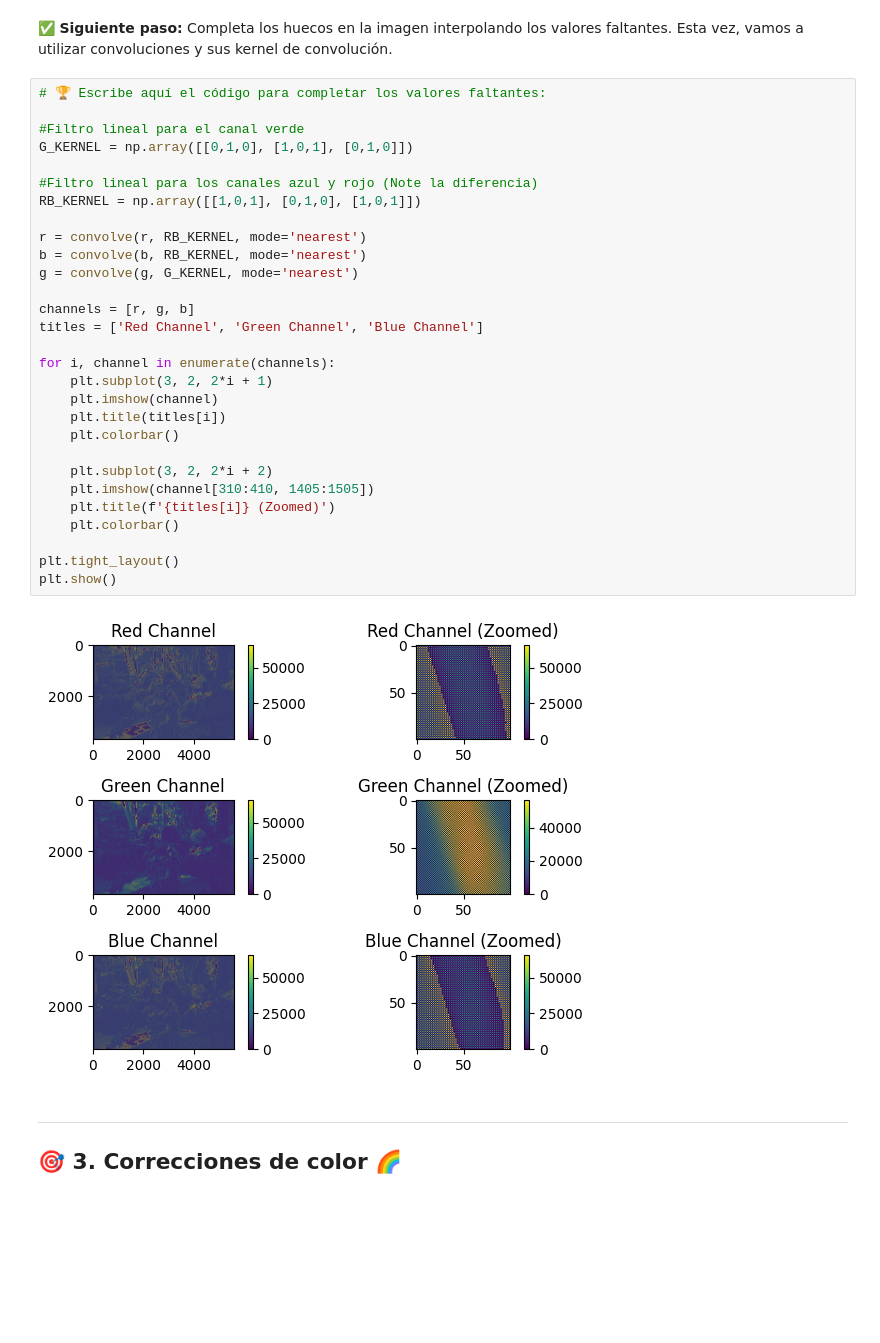
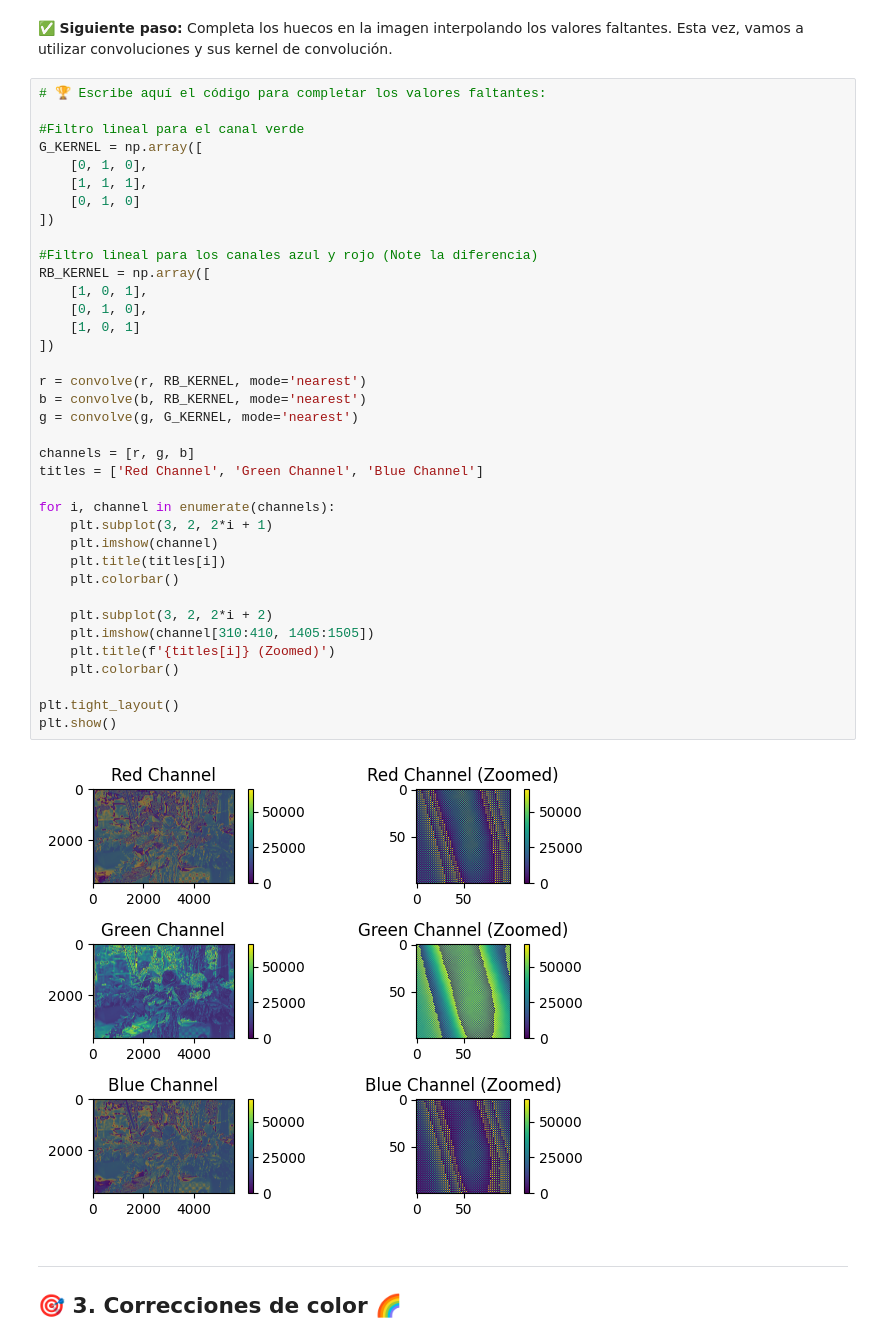
Before and after one commit to LOZANO29/Hands-on-Computer-Vision, a Jupyter notebook: sesiones/sesion2/Sesion2_1_Demosaicking.ipynb, the cells around one changed output. Drawn from its saved outputs; the diff is of its cells as text; blank space fills up the shorter version.

```diff
--- a/sesiones/sesion2/Sesion2_1_Demosaicking.ipynb
+++ b/sesiones/sesion2/Sesion2_1_Demosaicking.ipynb
@@ -195,34 +195,42 @@ Esta vez, vamos a utilizar convoluciones y sus kernel de convolución.
 # %%
 # 🏆 Escribe aquí el código para completar los valores faltantes:
 
 #Filtro lineal para el canal verde
-G_KERNEL = np.array([[0,1,0], [1,0,1], [0,1,0]])
+G_KERNEL = np.array([
+    [0, 1, 0],
+    [1, 1, 1],
+    [0, 1, 0]
+])
 
 #Filtro lineal para los canales azul y rojo (Note la diferencia)
-RB_KERNEL = np.array([[1,0,1], [0,1,0], [1,0,1]])
+RB_KERNEL = np.array([
+    [1, 0, 1],
+    [0, 1, 0],
+    [1, 0, 1]
+])
 
 r = convolve(r, RB_KERNEL, mode='nearest')
 b = convolve(b, RB_KERNEL, mode='nearest')
 g = convolve(g, G_KERNEL, mode='nearest')
 
 channels = [r, g, b]
 titles = ['Red Channel', 'Green Channel', 'Blue Channel']
 
 for i, channel in enumerate(channels):
     plt.subplot(3, 2, 2*i + 1)
     plt.imshow(channel)
     plt.title(titles[i])
     plt.colorbar()
 
     plt.subplot(3, 2, 2*i + 2)
     plt.imshow(channel[310:410, 1405:1505])
     plt.title(f'{titles[i]} (Zoomed)')
     plt.colorbar()
 
 plt.tight_layout()
 plt.show()
 # %% [output]
-[figure, old version]
+[figure, new version]
 # %% [markdown]
 ---
 ## 🎯 **3. Correcciones de color** <a name="tema4"></a> 🌈
```
Also changed, not shown: parts of 2 cells of this notebook.
